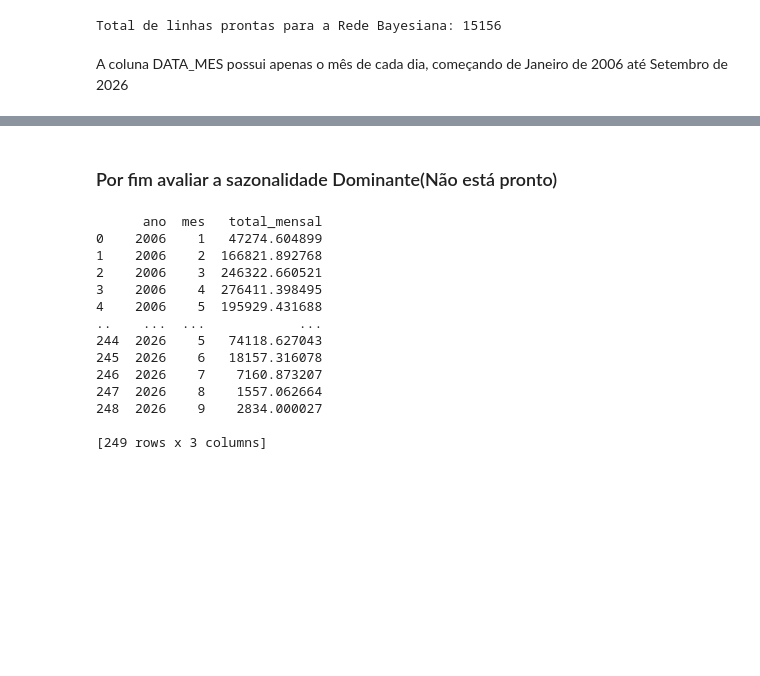
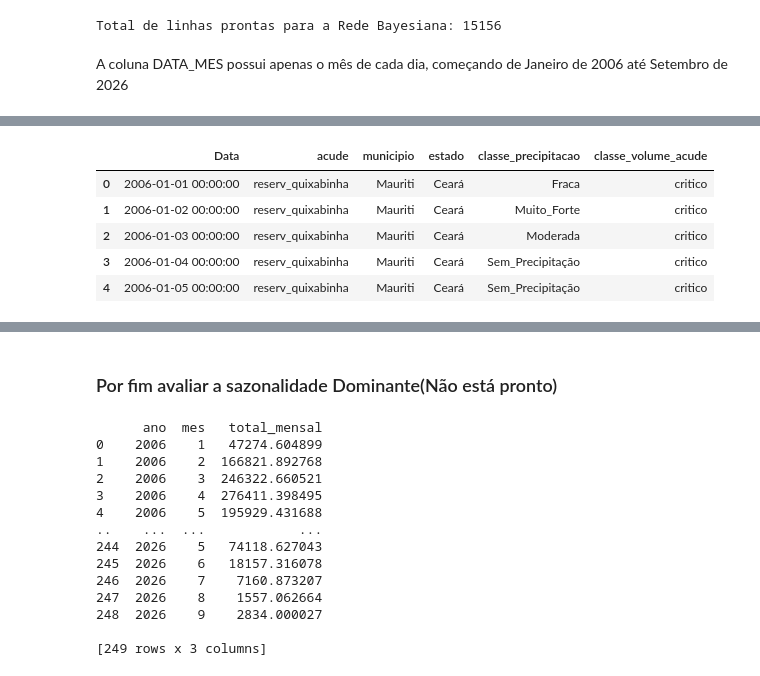
Before and after one commit to printfSideaux/PRCP_RDA_ANALISIS, a Jupyter notebook: notebooks/RedesBayesianas.ipynb, the cells around one changed output, grey strips where cells are left out. Drawn from its saved outputs; the diff is of its cells as text; code cells hidden in the pictures; blank space fills up the shorter version.

Commit message:
Achando precipitação na regiao dos acudes

```diff
--- a/notebooks/RedesBayesianas.ipynb
+++ b/notebooks/RedesBayesianas.ipynb
@@ -323,0 +330,94 @@ A coluna DATA_MES possui apenas o mês de cada dia, começando de Janeiro de 200
+# %%
+def haversine_km(lat1, lon1, lat2, lon2):
+    """
+    Distância real em km entre dois pontos (fórmula de Haversine).
+
+    """
+    lat1, lon1, lat2, lon2 = map(np.radians, [lat1, lon1, lat2, lon2]) #converte graus para radianos
+    dlat = lat2 - lat1 #faz a diferença
+    dlon = lon2 - lon1 #faz a diferença
+    a = np.sin(dlat / 2.0) ** 2 + np.cos(lat1) * np.cos(lat2) * np.sin(dlon / 2.0) ** 2 #haversine formula
+    c = 2 * np.arcsin(np.sqrt(a)) # distancia angular em radianos sobre a esfera
+    return 6371 * c  # multiplica pelo raio médio da Terra em km
+
+# coordenadas dos açudes e raio máximo e cria uma tabela com a localização de cada açude
+coordenadas_acudes = pd.DataFrame({
+    'acude': ['reserv_atalho', 'reserv_rosario', 'reserv_olho_dagua', 'reserv_quixabinha'],
+    'lat_acude': [-8.75, -6.75, -6.25, -7.25],
+    'lon_acude': [-38.25, -39.25, -36.25, -38.75]
+})
+
+RAIO_MAXIMO_KM = 50.0
+
+# padronizar as datas em ambos os
+df_2['data_str'] = pd.to_datetime(df_2['DateTime']).dt.strftime('%Y-%m-%d')
+df_1['data_str'] = pd.to_datetime(df_1['data']).dt.strftime('%Y-%m-%d')
+
+# Ponto de precipitação mais próximo de cada açude (dentro do raio)
+pontos_precip_unicos = df_1[['lat', 'lon']].drop_duplicates().reset_index(drop=True)
+mapeamento_proximidade = []
+
+for _, acude in coordenadas_acudes.iterrows():
+    distancias_km = haversine_km(
+        acude['lat_acude'], acude['lon_acude'],
+        pontos_precip_unicos['lat'], pontos_precip_unicos['lon']
+    )
+
+    idx_mais_proximo = distancias_km.idxmin()
+    menor_distancia = distancias_km.loc[idx_mais_proximo]
+
+    if menor_distancia <= RAIO_MAXIMO_KM:
+        mapeamento_proximidade.append({
+            'acude': acude['acude'],
+            'lat_acude': acude['lat_acude'],
+            'lon_acude': acude['lon_acude'],
+            'lat_precip_mais_proxima': pontos_precip_unicos.loc[idx_mais_proximo, 'lat'],
+            'lon_precip_mais_proxima': pontos_precip_unicos.loc[idx_mais_proximo, 'lon'],
+            'distancia_km': menor_distancia
+        })
+    else:
+        print(f"o açude '{acude['acude']}' foi ignorado: ponto de chuva mais próximo "
+              f"a {menor_distancia:.2f} km (limite: {RAIO_MAXIMO_KM} km).")
+
+df_acudes_mapeados = pd.DataFrame(mapeamento_proximidade)
+
+if df_acudes_mapeados.empty:
+    raise ValueError("Nenhum açude atendeu ao critério de distância.")
+
+df_2_geo = pd.merge(df_2, df_acudes_mapeados, on='acude', how='inner')
+
+df_unificado = pd.merge(
+    df_2_geo,
+    df_1,
+    left_on=['data_str', 'lat_precip_mais_proxima', 'lon_precip_mais_proxima'],
+    right_on=['data_str', 'lat', 'lon'],
+    how='inner'
+)
+
+print(f"Aqui é o total de registros válidos dentro do raio de {RAIO_MAXIMO_KM} km: {len(df_unificado)}")
+
+df_final = df_unificado.rename(columns={
+    'DateTime': 'Data',
+    'Volume(hm³)': 'volume',
+    'capacidade_maxima': 'capacidade_maxima',
+    'dataprecip_mm': 'precipitação',
+    'classe_chuva': 'classe_precipitacao',
+    'classe_acude': 'classe_volume_acude'
+})
+
+colunas_desejadas = [
+    'Data',
+    'acude',
+    'municipio',
+    'estado',
+    'volume',
+    'precipitação',
+    'classe_precipitacao',
+    'classe_volume_acude'
+]
+
+colunas_presentes = [c for c in colunas_desejadas if c in df_final.columns]
+df_final_limpo = df_final[colunas_presentes]
+
+display(df_final_limpo.head())
+# %% [output]
@@ -323,0 +427,6 @@ A coluna DATA_MES possui apenas o mês de cada dia, começando de Janeiro de 200
+|  | Data | acude | municipio | estado | classe_precipitacao | classe_volume_acude |
+| 0 | 2006-01-01 00:00:00 | reserv_quixabinha | Mauriti | Ceará | Fraca | critico |
+| 1 | 2006-01-02 00:00:00 | reserv_quixabinha | Mauriti | Ceará | Muito_Forte | critico |
+| 2 | 2006-01-03 00:00:00 | reserv_quixabinha | Mauriti | Ceará | Moderada | critico |
+| 3 | 2006-01-04 00:00:00 | reserv_quixabinha | Mauriti | Ceará | Sem_Precipitação | critico |
+| 4 | 2006-01-05 00:00:00 | reserv_quixabinha | Mauriti | Ceará | Sem_Precipitação | critico |
```
Also changed, not shown: parts of 3 cells of this notebook, 1 other file.
